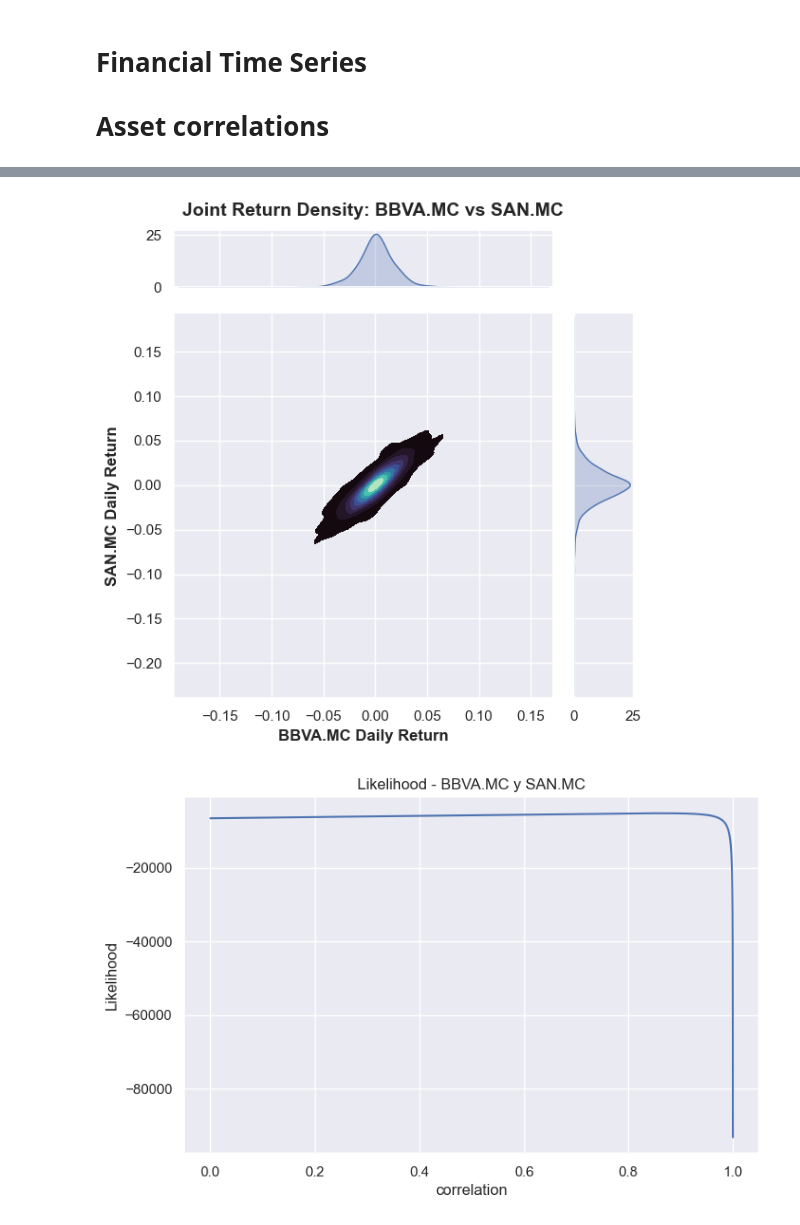
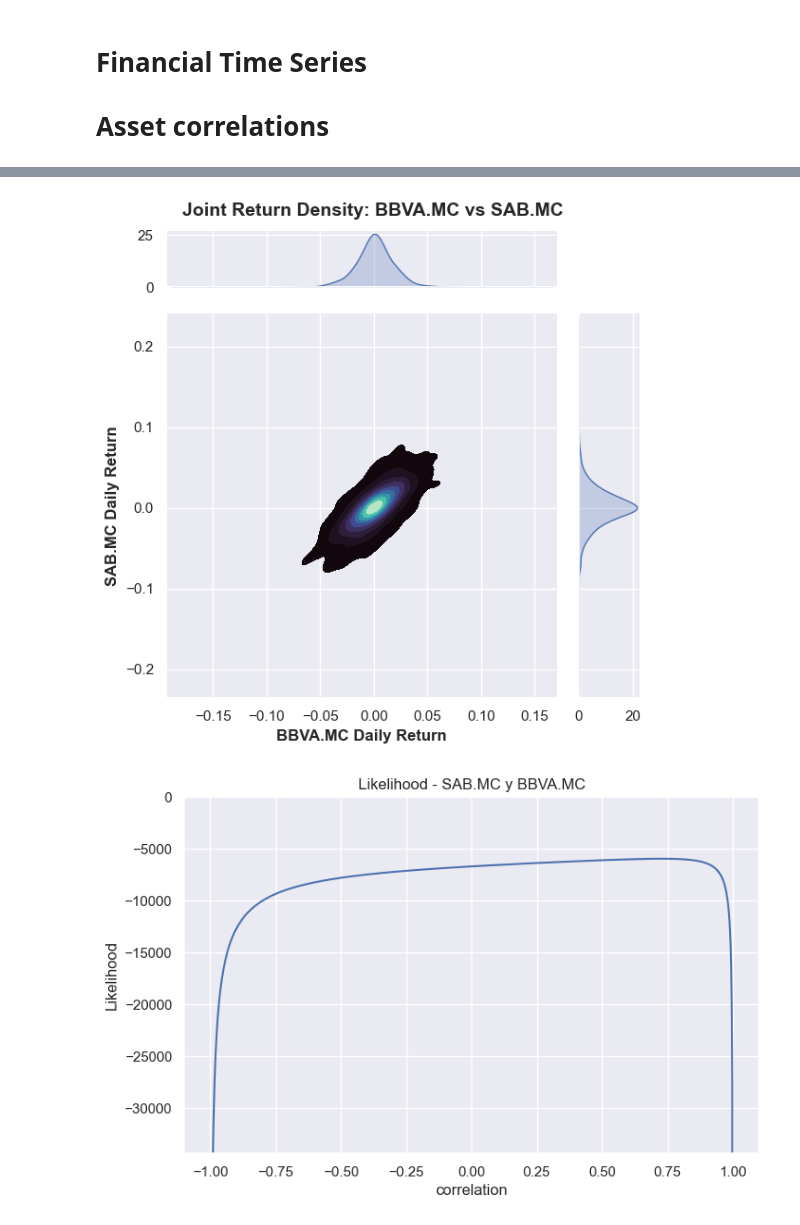
Before and after one commit to JuanCastillo29/Portfolio-Optimization-of-IBEX-35-Assets-Using-Laplace-Fitted-Returns, a Jupyter notebook: Notebooks/Correlations.ipynb, the cells around one changed output, grey strips where cells are left out. Drawn from its saved outputs; the diff is of its cells as text; code cells hidden in the pictures.

```diff
--- a/Notebooks/Correlations.ipynb
+++ b/Notebooks/Correlations.ipynb
@@ -35,35 +45,35 @@ fit_results.head()
 # %%
 def Asset_Corr(asset1, asset2):
     sns.set(style="darkgrid")
 
     col1 = f"Close_{asset1}"
     col2 = f"Close_{asset2}"
 
     if col1 not in returns.columns or col2 not in returns.columns:
         raise ValueError("One or both asset columns not found in returns DataFrame.")
 
     g = sns.jointplot(
         data=returns, x=col1, y=col2,
         kind="kde", fill=True, cmap="mako",
         height=6, ratio=5, marginal_ticks=True
     )
 
     g.ax_joint.set_xlabel(f"{asset1} Daily Return", fontsize=12, fontweight='bold')
     g.ax_joint.set_ylabel(f"{asset2} Daily Return", fontsize=12, fontweight='bold')
 
 
     plt.suptitle(f"Joint Return Density: {asset1} vs {asset2}", fontsize=14, fontweight='bold')
     plt.tight_layout()
     plt.subplots_adjust(top=0.93)
 
     plt.show()
 
-Asset_Corr("BBVA.MC", "SAN.MC")
+Asset_Corr("BBVA.MC", "SAB.MC")
 # %% [output]
-[figure, old version]
+[figure, new version]
 # %%
 def Likelihood(data, asset1, asset2, results):
-    corr = np.linspace(0, 0.9999, 10001)
+    corr = np.linspace(-0.9999, 0.9999, 1001)
     Likl = np.zeros(len(corr))
 
     fit1 = results[results['Asset'] == asset1].iloc[0]
@@ -94,7 +104,7 @@ def Likelihood(data, asset1, asset2, results):
 
 def Plot_Likelihood(data, asset1, asset2, results):
     Likl = -Likelihood(data, asset1, asset2, results)
-    corr = np.linspace(0, 0.9999, len(Likl))
+    corr = np.linspace(-0.9999, 0.9999, len(Likl))
 
     plt.figure(figsize=(8,5))
     plt.plot(corr, Likl)
@@ -102,11 +112,12 @@ def Plot_Likelihood(data, asset1, asset2, results):
     plt.ylabel('Likelihood')
     plt.title(f'Likelihood - {asset1} y {asset2}')
     plt.grid(True)
+    plt.ylim(Likl[5], 0)
     plt.show()
 
-Plot_Likelihood(returns, "BBVA.MC", "SAN.MC", fit_results)
+Plot_Likelihood(returns, "SAB.MC", "BBVA.MC", fit_results)
 # %% [output]
-[figure, old version]
+[figure, new version]
 # %%
 def Maximum_Likelihood_Correlation_Estimation(data, asset1, asset2, results):
     neg_log_lik = Likelihood(data, asset1, asset2, results)
```
Also changed, not shown: parts of 7 cells of this notebook, 6 other files.
